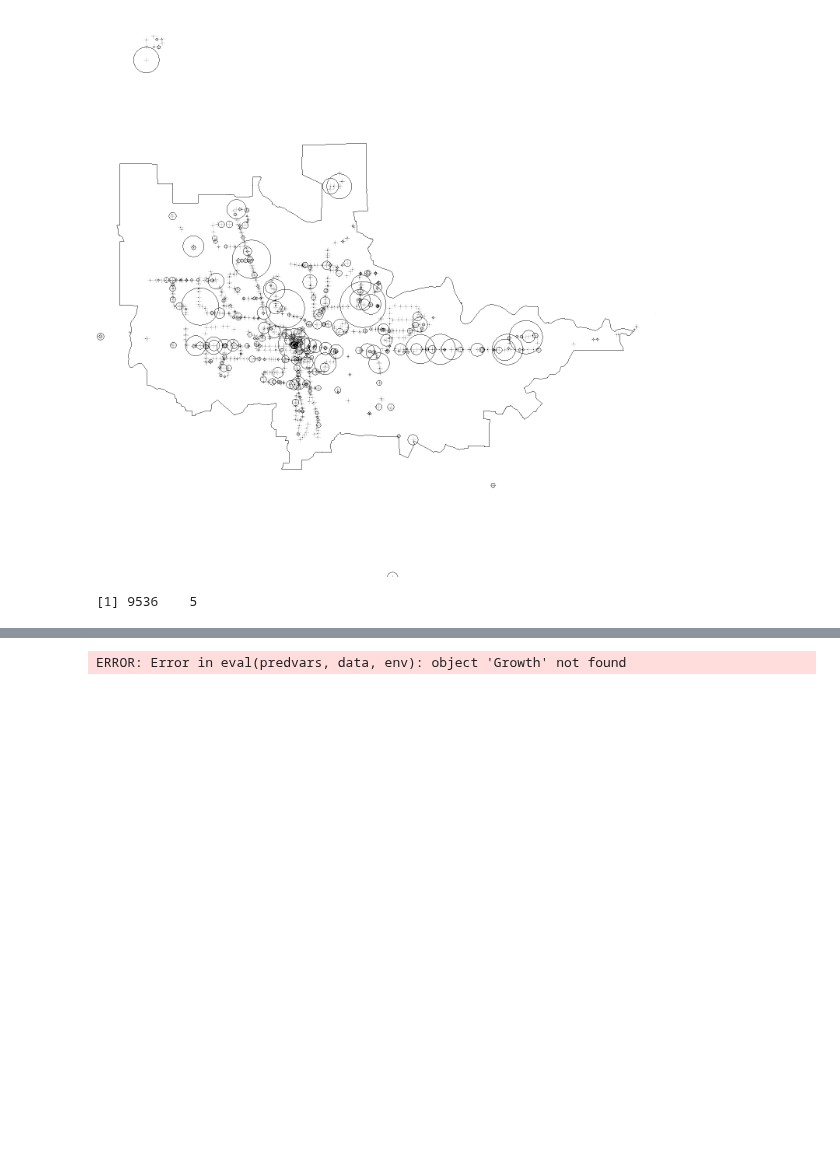
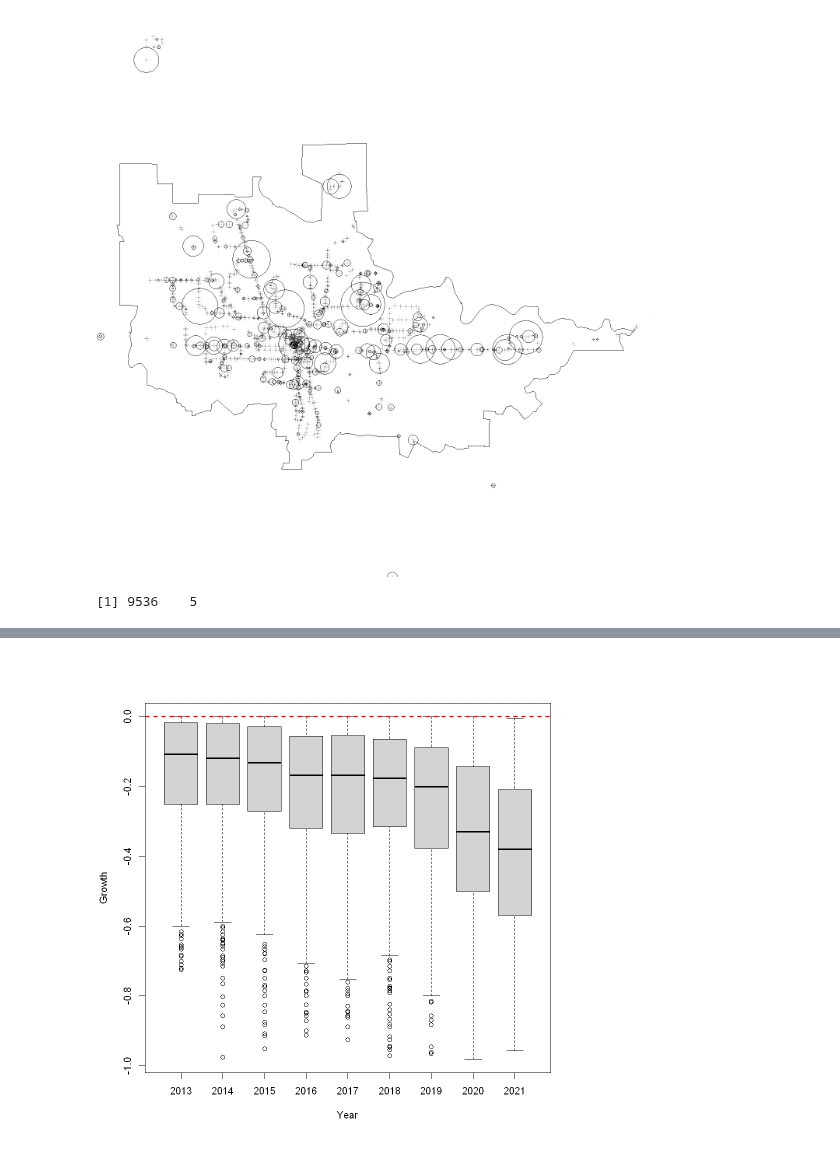
Before and after one commit to dongmeic/BikeCounting, a Jupyter notebook: BikeCounts/Explore_Bikes_On_Buses.ipynb, the cells around one changed output, grey strips where cells are left out. Cells and saved outputs as stored; diff of their text form; code cells hidden in the pictures; blank space fills up the shorter version.

Commit message:
growth in bikes on buses

```diff
--- a/BikeCounts/Explore_Bikes_On_Buses.ipynb
+++ b/BikeCounts/Explore_Bikes_On_Buses.ipynb
@@ -214,7 +220,7 @@ boxplot(Counts~Year,data=sdata)
 outdata$Growth <- with(outdata[,c('Location', 'Year', 'Counts')], ave(Counts, Location,
                       FUN=function(x) c(NA, diff(x)/x[-length(x)]) ))
 # %%
-boxplot(Growth~Year,data=sdata)
+boxplot(Growth~Year,data=outdata)
 abline(h=0, col='red', lwd=2, lty=2)
 # %% [output]
-ERROR: Error in eval(predvars, data, env): object 'Growth' not found
+[figure, added]
```
Also changed, not shown: parts of 23 cells of this notebook.
